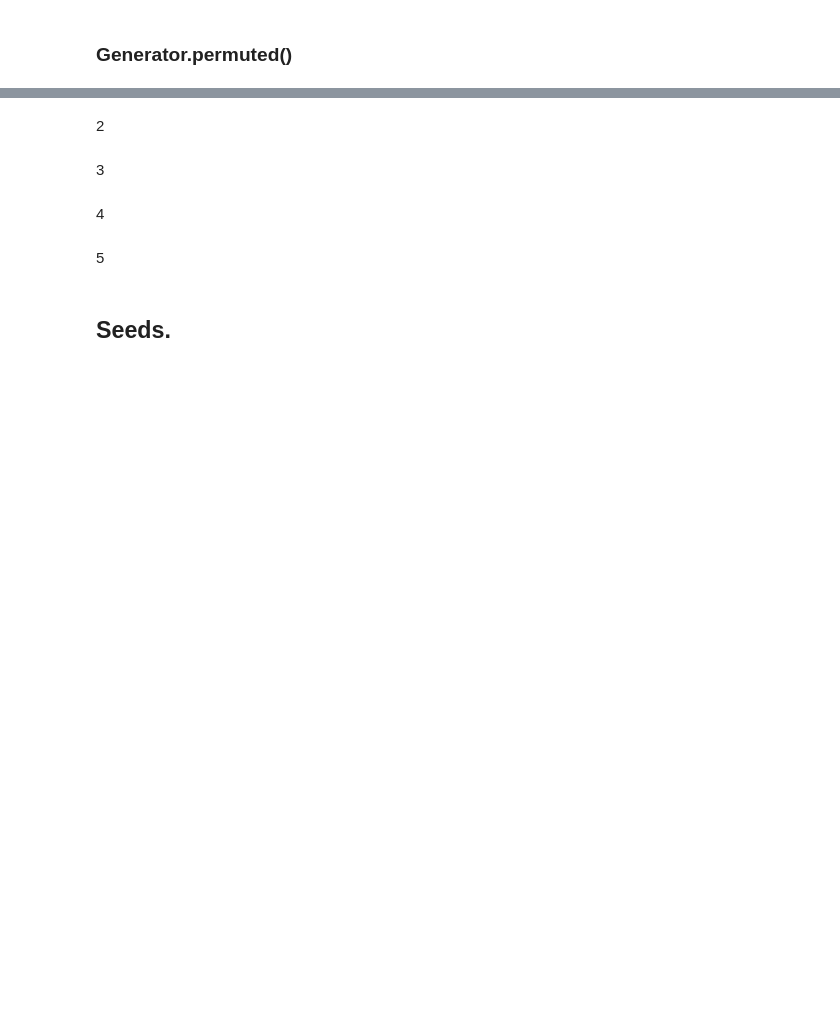
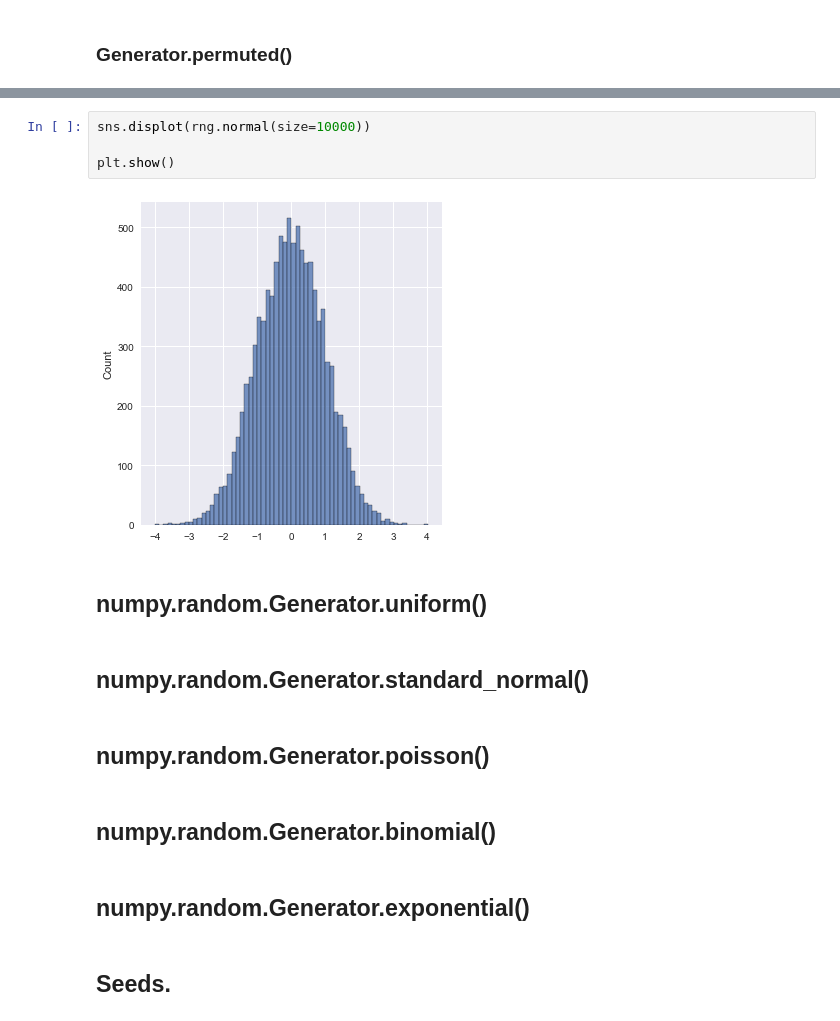
Before and after one commit to fionnmccarthy/ProgDA_Assignment, a Jupyter notebook: numpy-random.ipynb, the cells around one changed output, grey strips where cells are left out. Saved outputs shown, nothing was run; the diff lists cells and outputs as text; blank space fills up the shorter version.

Commit message:
adding normal distribution function section, added normal distribution image2

```diff
--- a/numpy-random.ipynb
+++ b/numpy-random.ipynb
@@ -471,11 +477,19 @@ array([[3, 0, 0, 3],
+# %%
+sns.displot(rng.normal(size=10000))
+
+plt.show()
+# %% [output]
+[figure, added]
 # %% [markdown]
-2
+## numpy.random.Generator.uniform()
 # %% [markdown]
-3
+## numpy.random.Generator.standard_normal()
 # %% [markdown]
-4
+## numpy.random.Generator.poisson()
 # %% [markdown]
-5
+## numpy.random.Generator.binomial()
+# %% [markdown]
+## numpy.random.Generator.exponential()
 # %% [markdown]
 ## Seeds.
 # %% [markdown]
```
Also changed, not shown: parts of 37 cells of this notebook, 1 other file.
